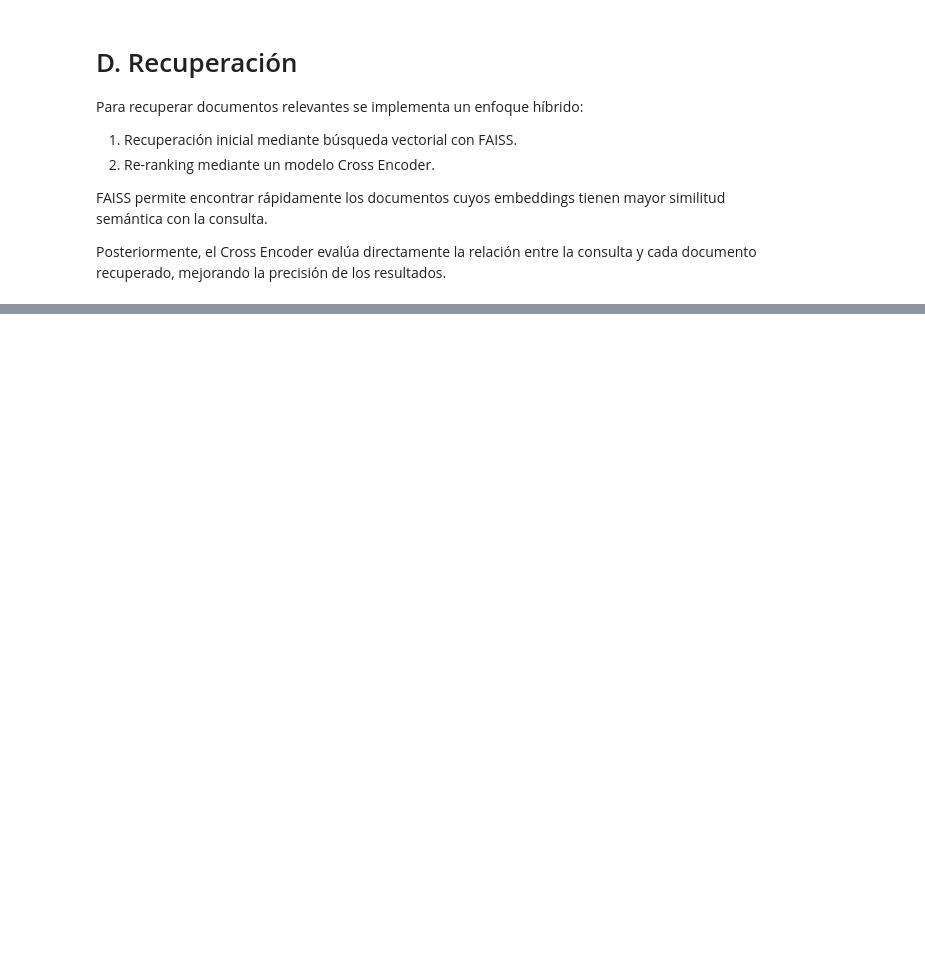
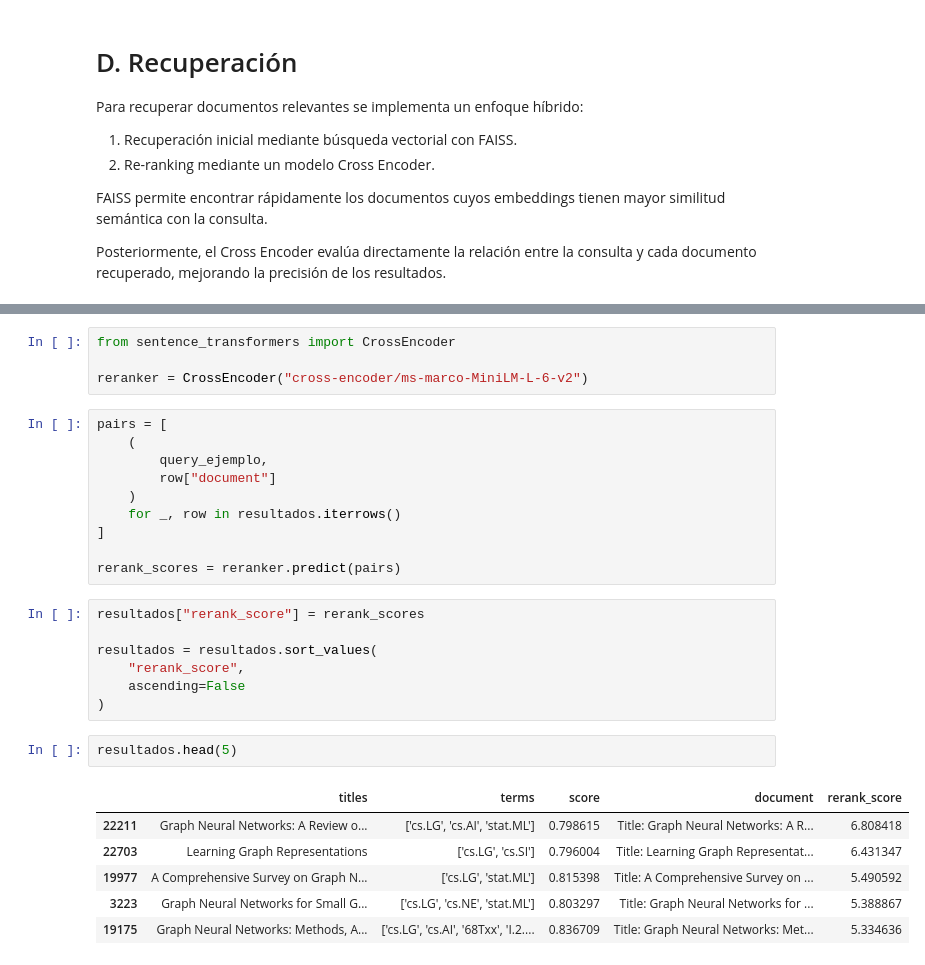
Before and after one commit to Erickezro/Examen2-RI, a Jupyter notebook: Examen Final.ipynb, the cells around one changed output, grey strips where cells are left out. Drawn from its saved outputs; the diff is of its cells as text; blank space fills up the shorter version.

```diff
--- a/Examen Final.ipynb
+++ b/Examen Final.ipynb
@@ -239,0 +240,30 @@ Posteriormente, el Cross Encoder evalúa directamente la relación entre la cons
+# %%
+from sentence_transformers import CrossEncoder
+
+reranker = CrossEncoder("cross-encoder/ms-marco-MiniLM-L-6-v2")
+# %%
+pairs = [
+    (
+        query_ejemplo,
+        row["document"]
+    )
+    for _, row in resultados.iterrows()
+]
+
+rerank_scores = reranker.predict(pairs)
+# %%
+resultados["rerank_score"] = rerank_scores
+
+resultados = resultados.sort_values(
+    "rerank_score",
+    ascending=False
+)
+# %%
+resultados.head(5)
+# %% [output]
+|  | titles | terms | score | document | rerank_score |
+| 22211 | Graph Neural Networks: A Review o... | ['cs.LG', 'cs.AI', 'stat.ML'] | 0.798615 | Title: Graph Neural Networks: A R... | 6.808418 |
+| 22703 | Learning Graph Representations | ['cs.LG', 'cs.SI'] | 0.796004 | Title: Learning Graph Representat... | 6.431347 |
+| 19977 | A Comprehensive Survey on Graph N... | ['cs.LG', 'stat.ML'] | 0.815398 | Title: A Comprehensive Survey on ... | 5.490592 |
+| 3223 | Graph Neural Networks for Small G... | ['cs.LG', 'cs.NE', 'stat.ML'] | 0.803297 | Title: Graph Neural Networks for ... | 5.388867 |
+| 19175 | Graph Neural Networks: Methods, A... | ['cs.LG', 'cs.AI', '68Txx', 'I.2.... | 0.836709 | Title: Graph Neural Networks: Met... | 5.334636 |
```
Also changed, not shown: parts of 20 cells of this notebook, 2 other files.
